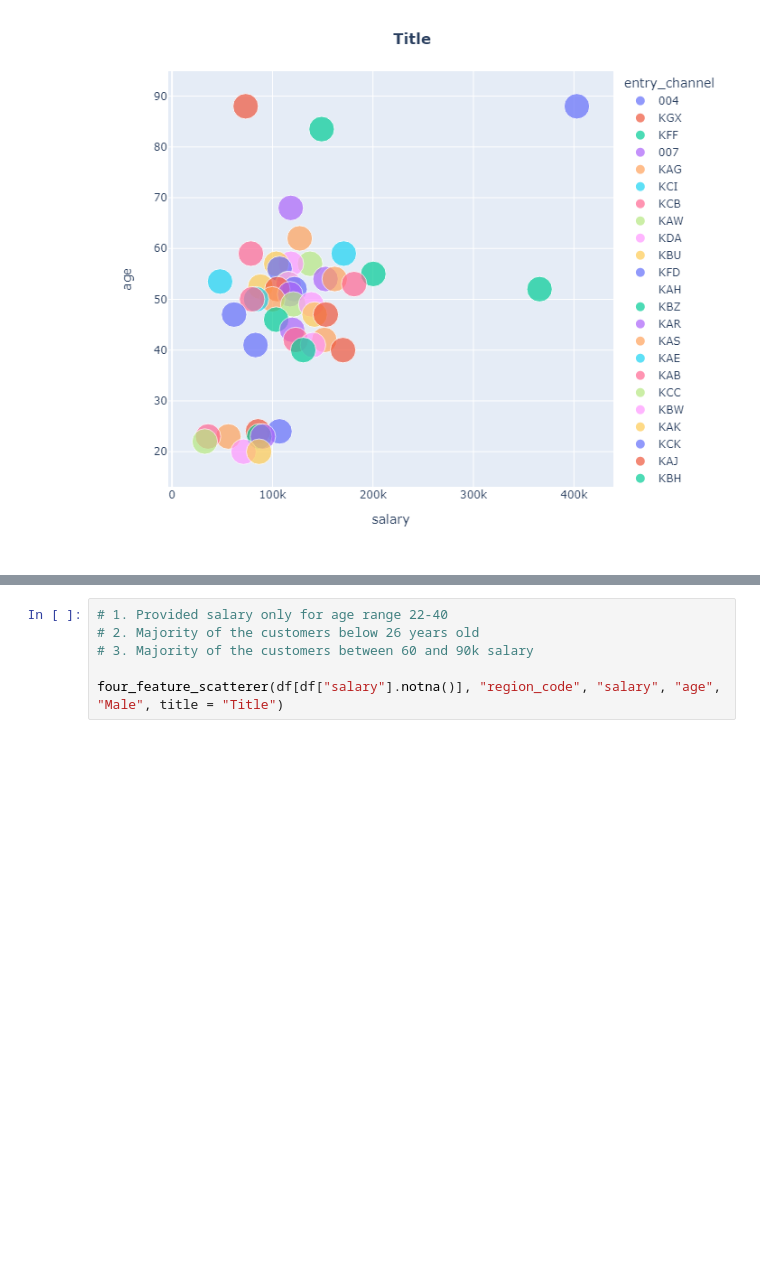
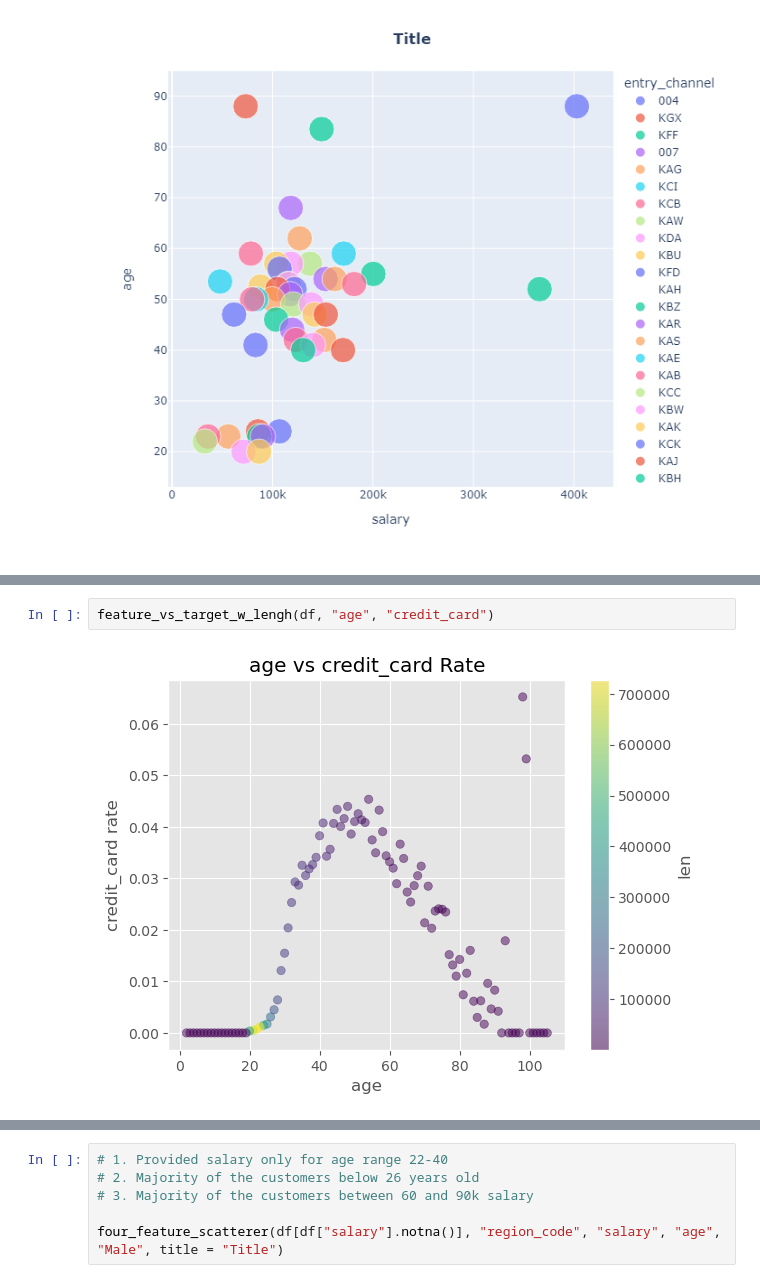
Before and after one commit to aggarcia1996/final_project_adjt, a Jupyter notebook: Analysis/EDA.ipynb, the cells around one changed output, grey strips where cells are left out. Cells and saved outputs as stored; diff of their text form; blank space fills up the shorter version.

```diff
--- a/Analysis/EDA.ipynb
+++ b/Analysis/EDA.ipynb
@@ -340,0 +445,4 @@ four_feature_scatterer(df[df["salary"].notna()], "entry_channel", "salary", "age
+# %%
+feature_vs_target_w_lengh(df, "age", "credit_card")
+# %% [output]
+[figure, added]
```
Also changed, not shown: parts of 17 cells of this notebook, 1 other file.
